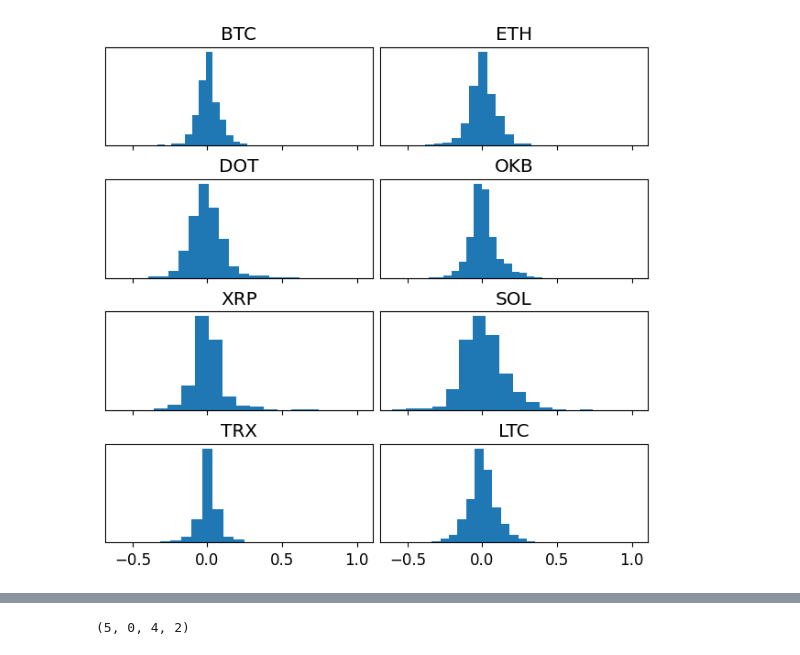
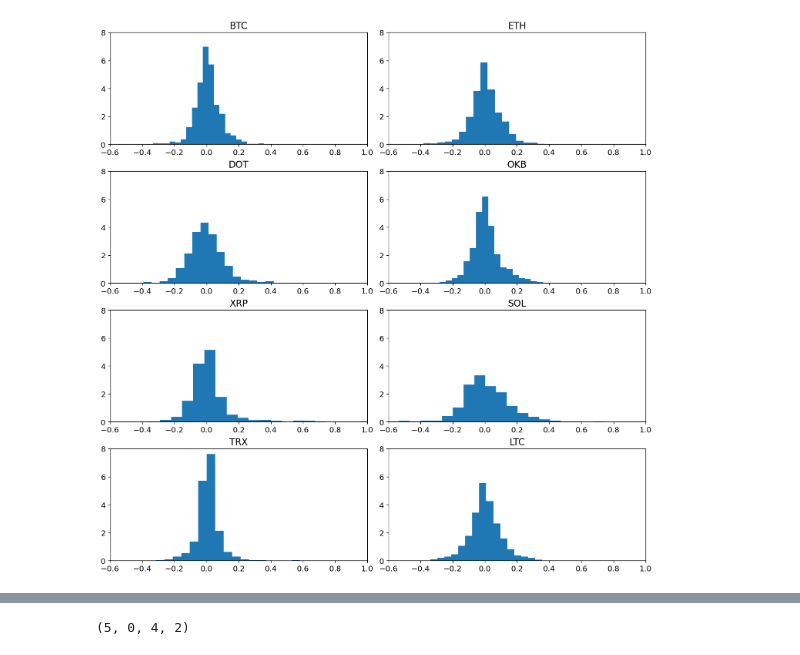
Before and after one commit to poluzerovT/Masters-thesis, a Jupyter notebook: notebooks/main.ipynb, the cells around one changed output, grey strips where cells are left out. Saved outputs shown, nothing was run; the diff lists cells and outputs as text; code cells hidden in the pictures.

```diff
--- a/notebooks/main.ipynb
+++ b/notebooks/main.ipynb
@@ -79,8 +76,10 @@ plt.rcParams.update({'font.size': 12})
 # %%
-fig, axs = plt.subplots(nrows=4, ncols=2, figsize=(12, 12), layout='constrained', sharex=True)
+fig, axs = plt.subplots(nrows=4, ncols=2, figsize=(12, 12), dpi=120, layout='constrained')
 for c, ax in zip(df_prices.columns, axs.flatten()):
     ax.plot(df_prices[c])
     ax.set_title(c)
     ax.xaxis.set_major_formatter(mdates.DateFormatter('%Y'))
+    ax.xaxis.set_major_locator(mdates.YearLocator())
+    ax.set_xlim(datetime.date(2021, 12, 1), datetime.datetime(2025, 2, 1))
 fig.savefig('../images/prices.png')
 # %% [output]
@@ -99,0 +87,9 @@ df_returns.describe().T
+# %%
+fig, axs = plt.subplots(nrows=4, ncols=2, figsize=(12, 12), dpi=120, layout='constrained')
+for c, ax in zip(df_returns.columns, axs.flatten()):
+    ax.plot(df_returns[c])
+    ax.set_title(c)
+    ax.xaxis.set_major_formatter(mdates.DateFormatter('%Y'))
+    ax.xaxis.set_major_locator(mdates.YearLocator())
+    ax.set_xlim(datetime.date(2021, 12, 1), datetime.datetime(2025, 2, 1))
+fig.savefig('../images/returns.png')
@@ -100,6 +108,7 @@ df_returns.describe().T
 # %%
+# риск-доходность
 df = df_returns.describe().T
-fig, ax = plt.subplots(figsize=(6, 6))
+fig, ax = plt.subplots(figsize=(10, 8), dpi=120)
 
 for i, row in df.iterrows():
     ax.annotate(i, (row['std'], row['mean'] + 0.0003))
@@ -116,9 +125,13 @@ fig.savefig('../images/rois_mean_std.png')
 # %%
-fig, axs = plt.subplots(nrows=4, ncols=2, figsize=(6, 6), layout='constrained', sharex=True)
+# распределение доходностей
+fig, axs = plt.subplots(nrows=4, ncols=2, figsize=(12, 12), dpi=120, layout='constrained')
 for c, ax in zip(df_returns.columns, axs.flatten()):
-    ax.hist(df_returns[c], bins=15, density=True)
+    ax.hist(df_returns[c], bins=20, density=True)
+    # ax.vlines(df_returns[c].mean(), *ax.get_ylim(), color='red')
     ax.set_title(c)
-    ax.yaxis.set_visible(False)
+    ax.set_xlim(-0.6, 1)
+    # ax.yaxis.set_visible(False)
+    ax.set_ylim(0, 8)
 fig.savefig('../images/rois_hist.png')
 # %% [output]
-[figure, old version]
+[figure, new version]
```
Also changed, not shown: parts of 30 cells of this notebook, 21 other files.
